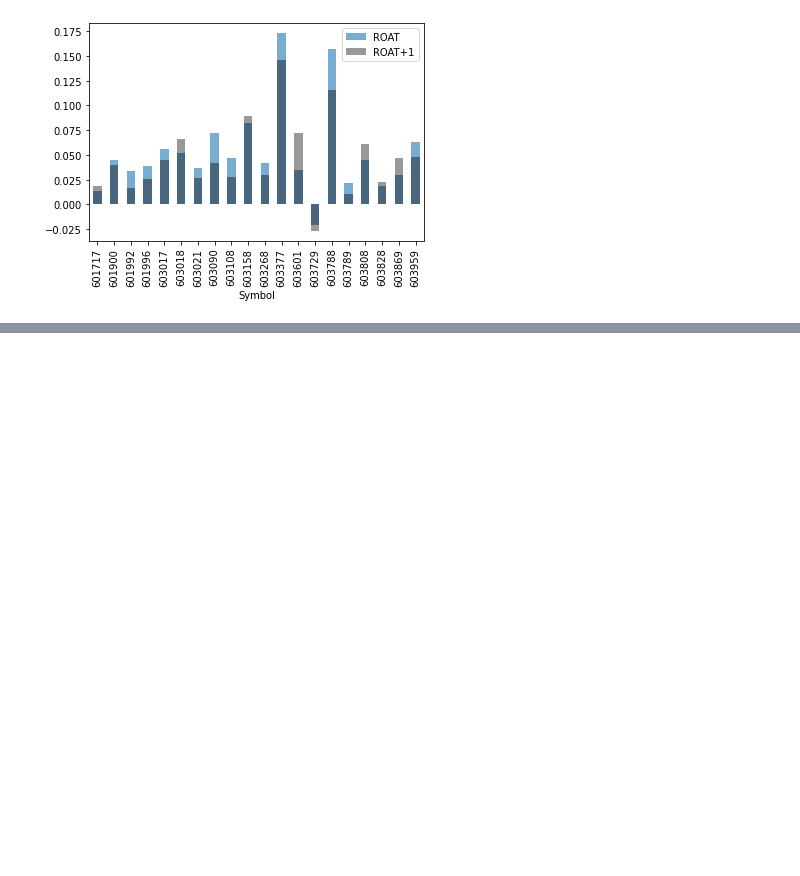
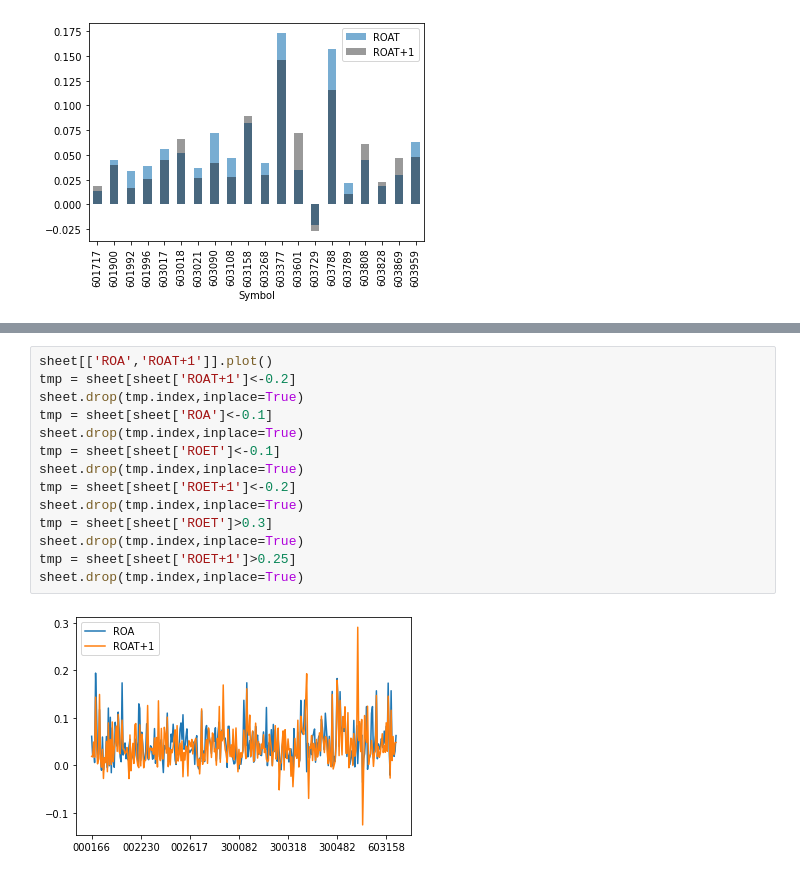
Before and after one commit to YunmaoLeo/Python-DataAnalysis-FInancialEvent-Lejie, a Jupyter notebook: Data-Visualization on M&A.ipynb, the cells around one changed output, grey strips where cells are left out. Drawn from its saved outputs; the diff is of its cells as text; blank space fills up the shorter version.

```diff
--- a/Data-Visualization on M&A.ipynb
+++ b/Data-Visualization on M&A.ipynb
@@ -84,0 +162,16 @@ plt.legend(loc='best')
+# %%
+sheet[['ROA','ROAT+1']].plot()
+tmp = sheet[sheet['ROAT+1']<-0.2]
+sheet.drop(tmp.index,inplace=True)
+tmp = sheet[sheet['ROA']<-0.1]
+sheet.drop(tmp.index,inplace=True)
+tmp = sheet[sheet['ROET']<-0.1]
+sheet.drop(tmp.index,inplace=True)
+tmp = sheet[sheet['ROET+1']<-0.2]
+sheet.drop(tmp.index,inplace=True)
+tmp = sheet[sheet['ROET']>0.3]
+sheet.drop(tmp.index,inplace=True)
+tmp = sheet[sheet['ROET+1']>0.25]
+sheet.drop(tmp.index,inplace=True)
+# %% [output]
+[figure, added]
```
Also changed, not shown: parts of 44 cells of this notebook, 10 other files.
